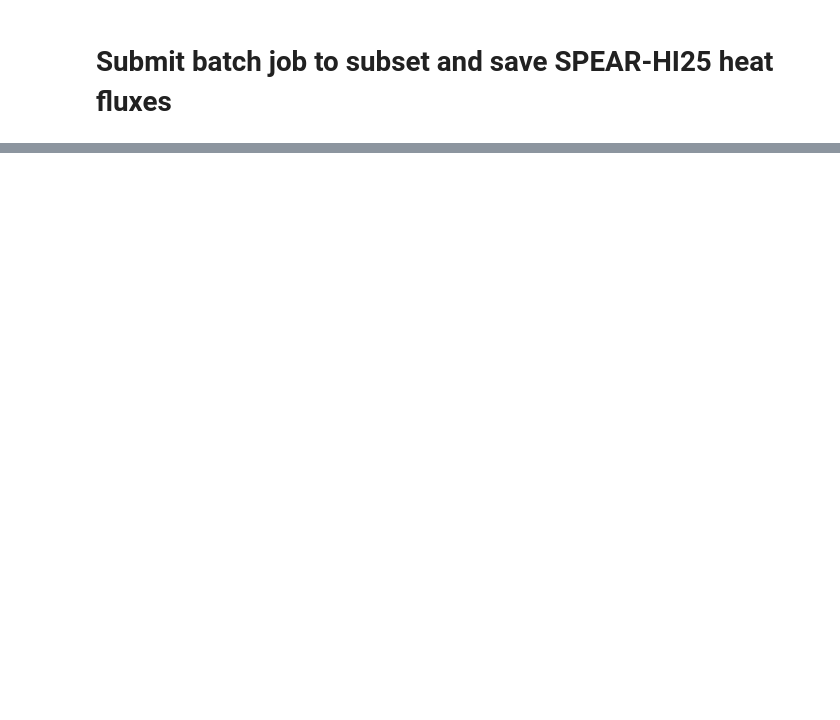
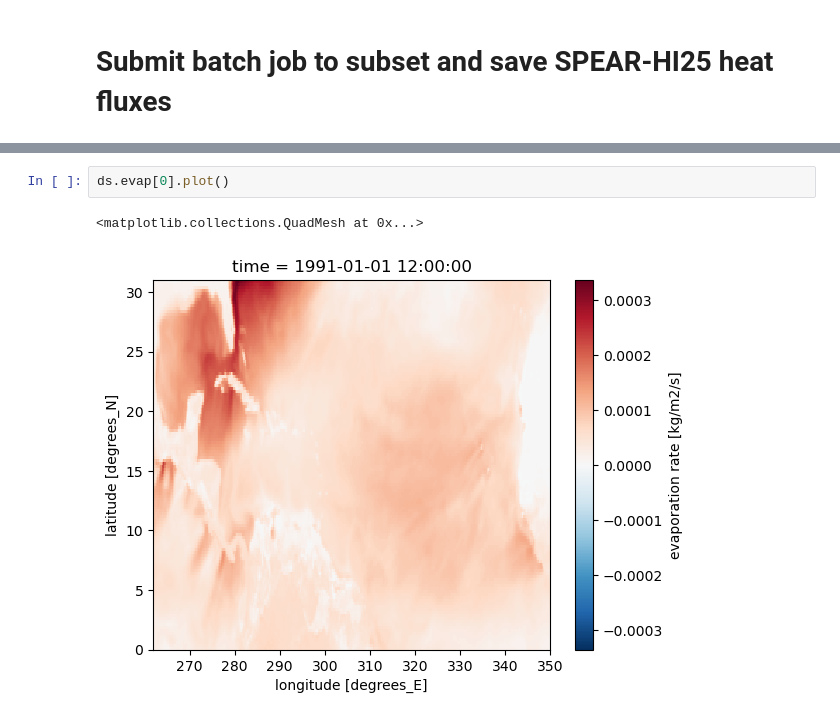
Before and after one commit to shanicetbailey/MHW-gfdl, a Jupyter notebook: SPEAR/03_submit-batch-job-subset-save-SPEAR-HI25.ipynb, the cells around one changed output, grey strips where cells are left out. Drawn from its saved outputs; the diff is of its cells as text; blank space fills up the shorter version.

```diff
--- a/SPEAR/03_submit-batch-job-subset-save-SPEAR-HI25.ipynb
+++ b/SPEAR/03_submit-batch-job-subset-save-SPEAR-HI25.ipynb
@@ -173,0 +140,5 @@ average_T1,average_T2,average_DT
+# %%
+ds.evap[0].plot()
+# %% [output]
+<matplotlib.collections.QuadMesh at 0x...>
+[figure, added]
```
Also changed, not shown: parts of 7 cells of this notebook.
